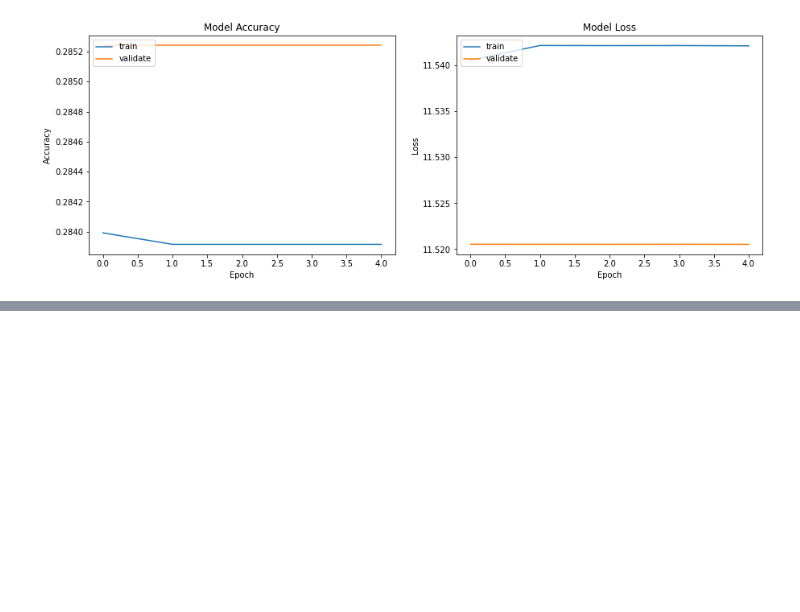
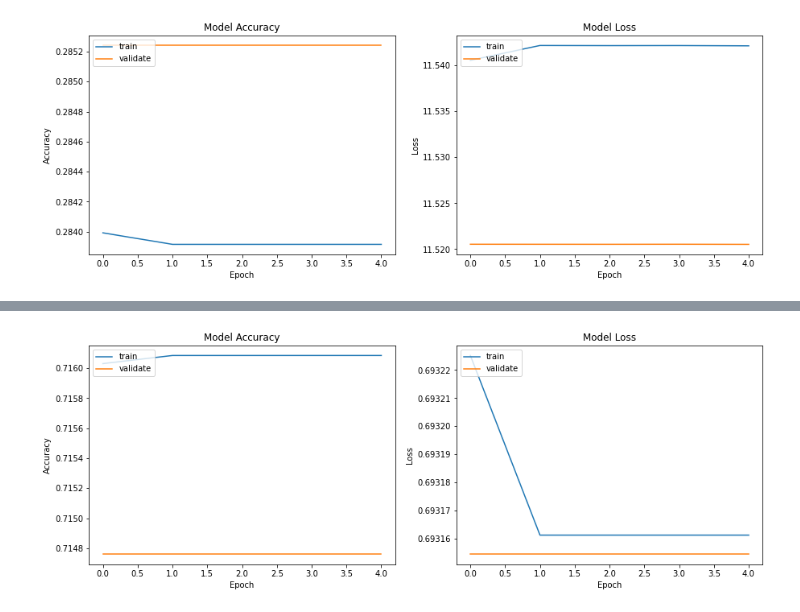
Before and after one commit to Shredder42/breast_cancer_histopathology, a Jupyter notebook: explore.ipynb, the cells around one changed output, grey strips where cells are left out. Saved outputs shown, nothing was run; the diff lists cells and outputs as text; code cells hidden in the pictures; blank space fills up the shorter version.

Commit message:
3 models

```diff
--- a/explore.ipynb
+++ b/explore.ipynb
@@ -464,3 +464,25 @@ Epoch 5/5
 plotmodelhistory(model_2)
 # %% [output]
 [figure]
+# %%
+num_classes = 2
+
+model3 = tf.keras.Sequential([
+  layers.experimental.preprocessing.Rescaling(1./255),
+  layers.Conv2D(32, 3, activation='relu'),
+  layers.MaxPooling2D(),
+  layers.Conv2D(32, 3, activation='relu'),
+  layers.MaxPooling2D(),
+  layers.Conv2D(32, 3, activation='relu'),
+  layers.MaxPooling2D(),
+  layers.Flatten(),
+  layers.Dense(128, activation='softmax'),
+  layers.Dense(num_classes)
+])
+# %%
+model3.compile(
+  optimizer='adam',
+  loss='SparseCategoricalCrossentropy',
+  metrics=['accuracy'])
+# %%
+model_3 = model3.fit(train_ds,validation_data=val_ds, epochs=5)
@@ -466,0 +500,4 @@ plotmodelhistory(model_2)
+# %%
+plotmodelhistory(model_3)
+# %% [output]
+[figure, added]
```
Also changed, not shown: parts of 2 cells of this notebook.
